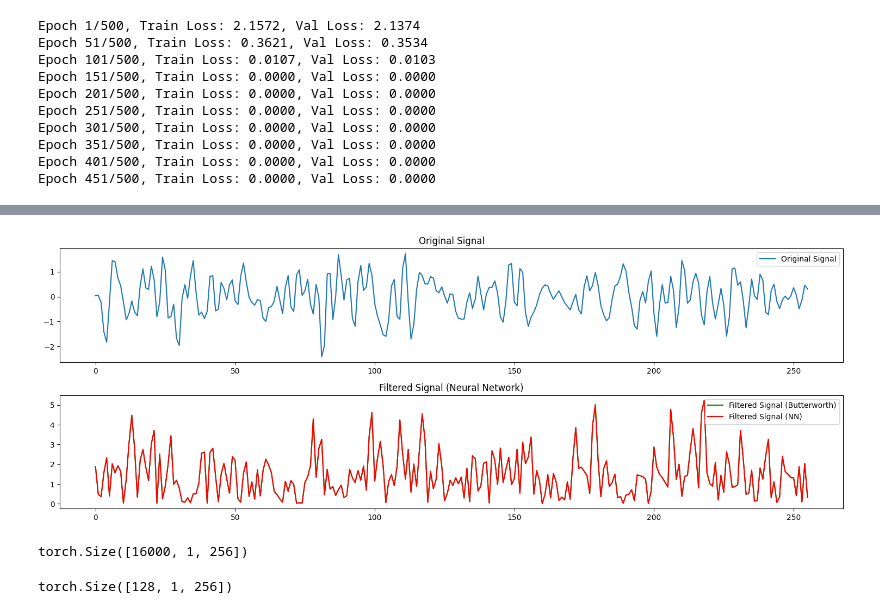
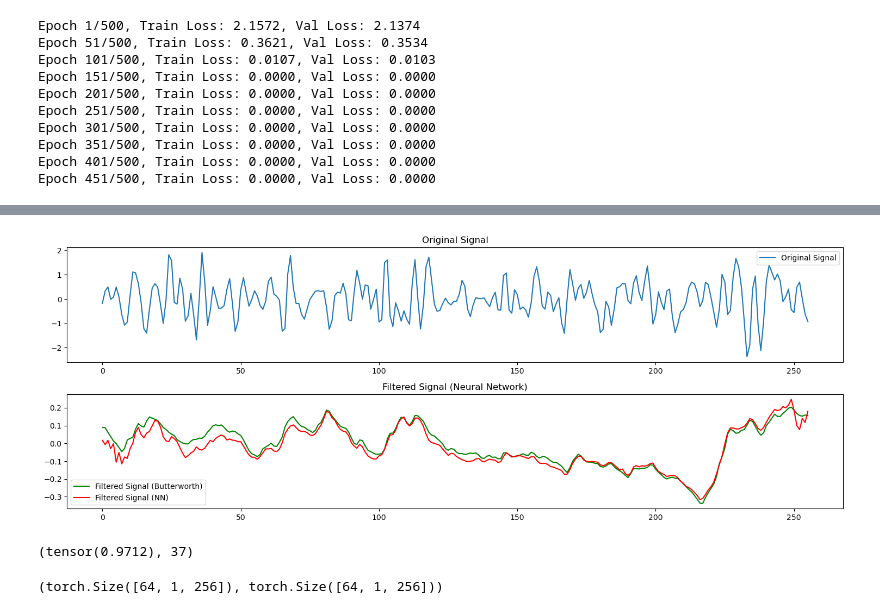
Before and after one commit to Fedoration/emg-virtual, a Jupyter notebook: notebooks/gen_data_exp.ipynb, the cells around one changed output, grey strips where cells are left out. Saved outputs shown, nothing was run; the diff lists cells and outputs as text; code cells hidden in the pictures.

```diff
--- a/notebooks/gen_data_exp.ipynb
+++ b/notebooks/gen_data_exp.ipynb
@@ -1264,37 +1249,70 @@ torch.Size([64, 8, 256])
 # %%
-input_signal, target = next(iter(train_loader))
+input_signal, target = next(iter(val_loader))
 
-model_output = model(input_signal).detach()
+model_output = model(input_signal.to(device)).detach().cpu()
 
 # Визуализация
+i = 37
 plt.figure(figsize=(15, 8))
 plt.subplot(3, 1, 1)
-plt.plot(range(len(input_signal[1][0])), input_signal[3][0], label='Original Signal')
+plt.plot(range(len(input_signal[1][0])), input_signal[i][0], label='Original Signal')
 plt.title('Original Signal')
 plt.legend()
 
 plt.subplot(3, 1, 2)
-plt.plot(range(len(target[1][0])), target[3][0], label='Filtered Signal (Butterworth)', color='green')
+plt.plot(range(len(target[1][0])), target[i][0], label='Filtered Signal (Butterworth)', color='green')
 plt.title('Filtered Signal (Butterworth)')
 plt.legend()
 
 plt.subplot(3, 1, 2)
-plt.plot(range(len(model_output[1][0])), model_output[3][0], label='Filtered Signal (NN)', color='red')
+plt.plot(range(len(model_output[1][0])), model_output[i][0], label='Filtered Signal (NN)', color='red')
 plt.title('Filtered Signal (Neural Network)')
 plt.legend()
 
 plt.tight_layout()
 plt.show()
 # %% [output]
-[figure, old version]
+[figure, new version]
-# %%
-input_windows.shape
-# %% [output]
-torch.Size([16000, 1, 256])
-# %%
-next(iter(train_loader))[0].shape
-# %% [output]
-torch.Size([128, 1, 256])
+# %%
+# Пример данных (замени на свои настоящие данные)
+i = 6
+
+def corr_coef(true_signal, predicted_signal):
+
+    # Убираем размерность 1
+    true_signal = true_signal.squeeze()
+    predicted_signal = predicted_signal.squeeze()
+
+    # Вычисляем средние значения
+    mean_true = true_signal.mean()
+    mean_predicted = predicted_signal.mean()
+
+    # Считаем отклонения от среднего
+    deviation_true = true_signal - mean_true
+    deviation_predicted = predicted_signal - mean_predicted
+
+    # Вычисляем числитель и знаменатель формулы для корреляции
+    numerator = (deviation_true * deviation_predicted).sum()
+    denominator = torch.sqrt((deviation_true ** 2).sum() * (deviation_predicted ** 2).sum())
+
+    # Вычисляем коэффициент корреляции
+    correlation = numerator / denominator
+    return correlation
+
+max_corr = 0
+for i in range(64):
+    corr = corr_coef(target[i], model_output[i])
+    if corr > max_corr:
+        max_corr = corr
+        best_i = i
+
+max_corr, best_i
+# %% [output]
+(tensor(0.9712), 37)
+# %%
+target.shape, model_output.shape
+# %% [output]
+(torch.Size([64, 1, 256]), torch.Size([64, 1, 256]))
 # %%
 arr = torch.randn(size=(10, 1, 10))
 delta1 = 8
```
Also changed, not shown: parts of 8 cells of this notebook, 1 other file.
